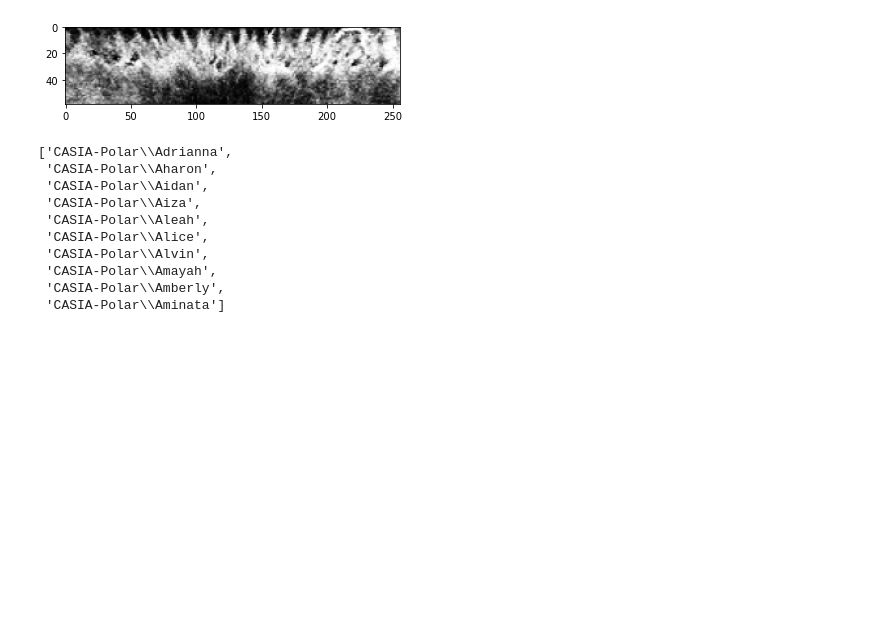
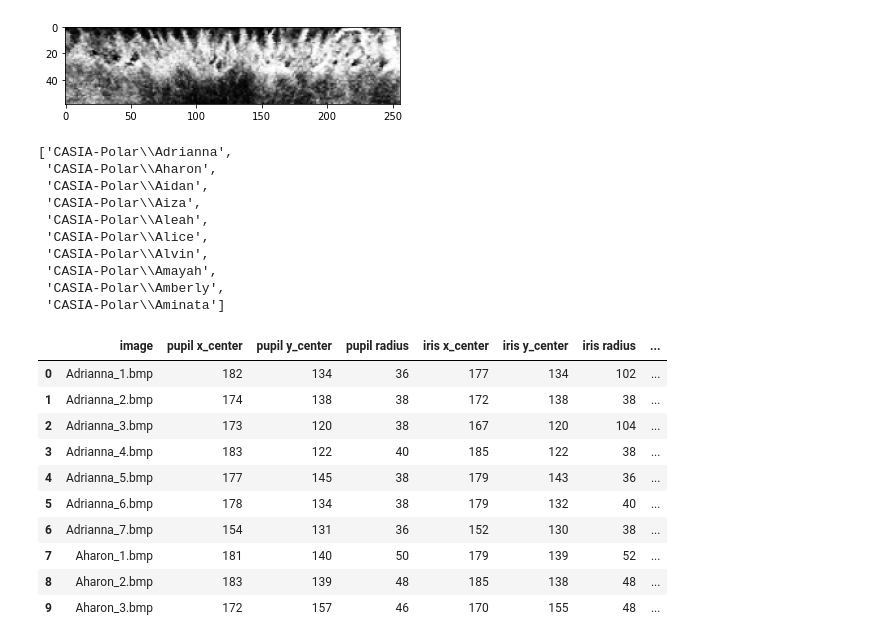
Before and after one commit to dbo1001/UBU-TFG-iris_classifier, a Jupyter notebook: notebooks/#6 Funciones-bis.ipynb, the cells around one changed output. Saved outputs shown, nothing was run; the diff lists cells and outputs as text; code cells hidden in the pictures; blank space fills up the shorter version.

Commit message:
Creado dataframe con centros y radios #30

```diff
--- a/notebooks/#6 Funciones-bis.ipynb
+++ b/notebooks/#6 Funciones-bis.ipynb
@@ -343,3 +357,52 @@ for file in normalized_outputs:
         k = 1
         continue
     k = k + 1
+# %%
+from pathlib import Path
+
+# cogemos nombres de las imágenes .bmp
+image_files = []
+
+for root, dirs, files in os.walk(new_dir):
+    for file in files:
+        if file.endswith(".bmp"):
+            image_files.append(file)
+
+# cogemos las clases a las que pertenece cada .bmp
+classes = []
+for name in names:
+    for i in range(7):
+        classes.append(name)
+x_pupil, y_pupil, r_pupil =[], [], []
+x_iris, y_iris, r_iris =[],[],[]
+for i in centers:
+    x_pupil.append(i['pupil'][0])
+    y_pupil.append(i['pupil'][1])
+    r_pupil.append(i['pupil'][2])
+    x_iris.append(i['iris'][0])
+    y_iris.append(i['iris'][1])
+    r_iris.append(i['iris'][2])
+# %%
+data = {'image': image_files,
+       'pupil x_center':x_pupil,
+       'pupil y_center':y_pupil,
+       'pupil radius': r_pupil,
+       'iris x_center': x_iris,
+       'iris y_center': y_iris,
+       'iris radius':r_iris,
+       'class': classes}
+df = pd.DataFrame(data)[['image','pupil x_center','pupil y_center','pupil radius','iris x_center', 'iris y_center','iris radius',"class"]]
+
+df[:10]
+# %% [output]
+|  | image | pupil x_center | pupil y_center | pupil radius | iris x_center | iris y_center | iris radius | ... |
+| 0 | Adrianna_1.bmp | 182 | 134 | 36 | 177 | 134 | 102 | ... |
+| 1 | Adrianna_2.bmp | 174 | 138 | 38 | 172 | 138 | 38 | ... |
+| 2 | Adrianna_3.bmp | 173 | 120 | 38 | 167 | 120 | 104 | ... |
+| 3 | Adrianna_4.bmp | 183 | 122 | 40 | 185 | 122 | 38 | ... |
+| 4 | Adrianna_5.bmp | 177 | 145 | 38 | 179 | 143 | 36 | ... |
+| 5 | Adrianna_6.bmp | 178 | 134 | 38 | 179 | 132 | 40 | ... |
+| 6 | Adrianna_7.bmp | 154 | 131 | 36 | 152 | 130 | 38 | ... |
+| 7 | Aharon_1.bmp | 181 | 140 | 50 | 179 | 139 | 52 | ... |
+| 8 | Aharon_2.bmp | 183 | 139 | 48 | 185 | 138 | 48 | ... |
+| 9 | Aharon_3.bmp | 172 | 157 | 46 | 170 | 155 | 48 | ... |
```
Also changed, not shown: parts of 7 cells of this notebook, 1 other file.
